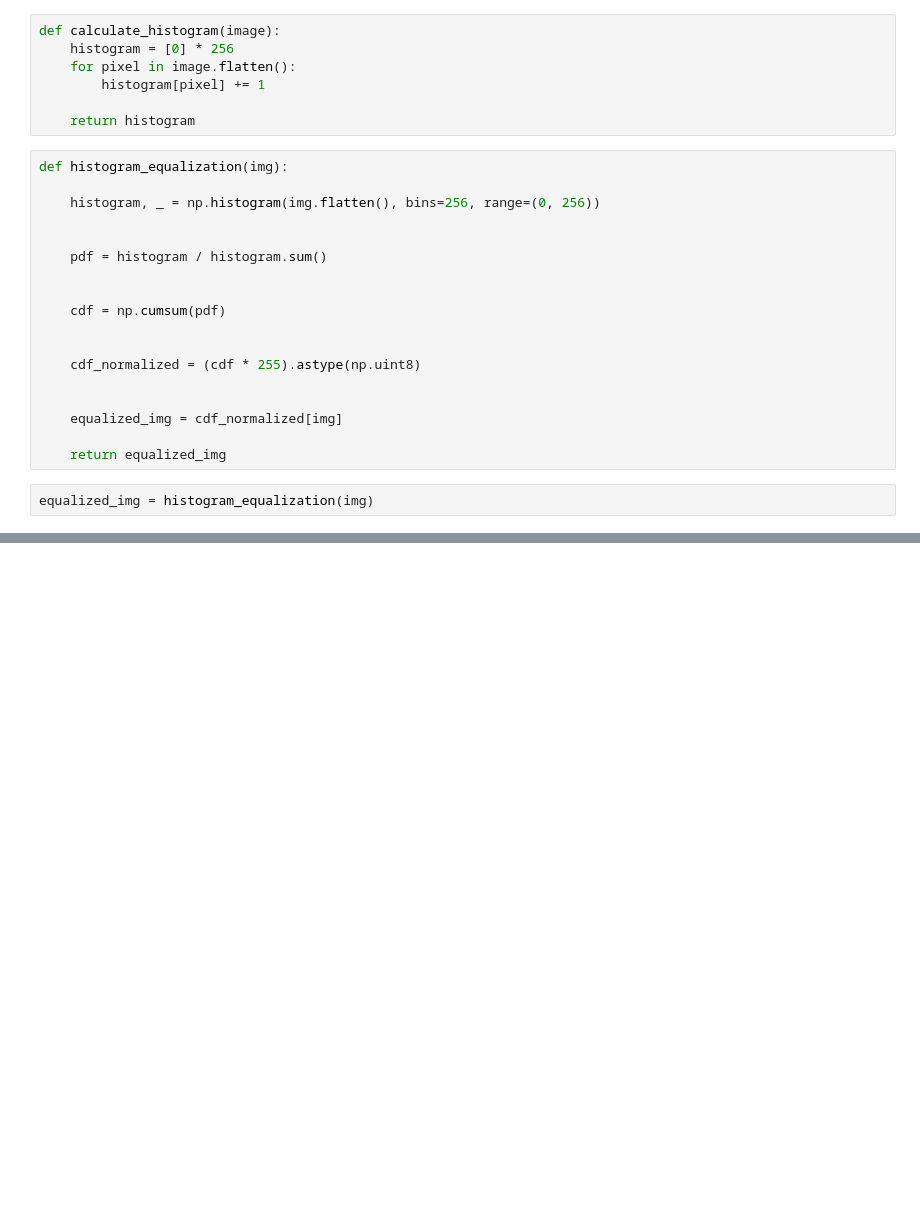
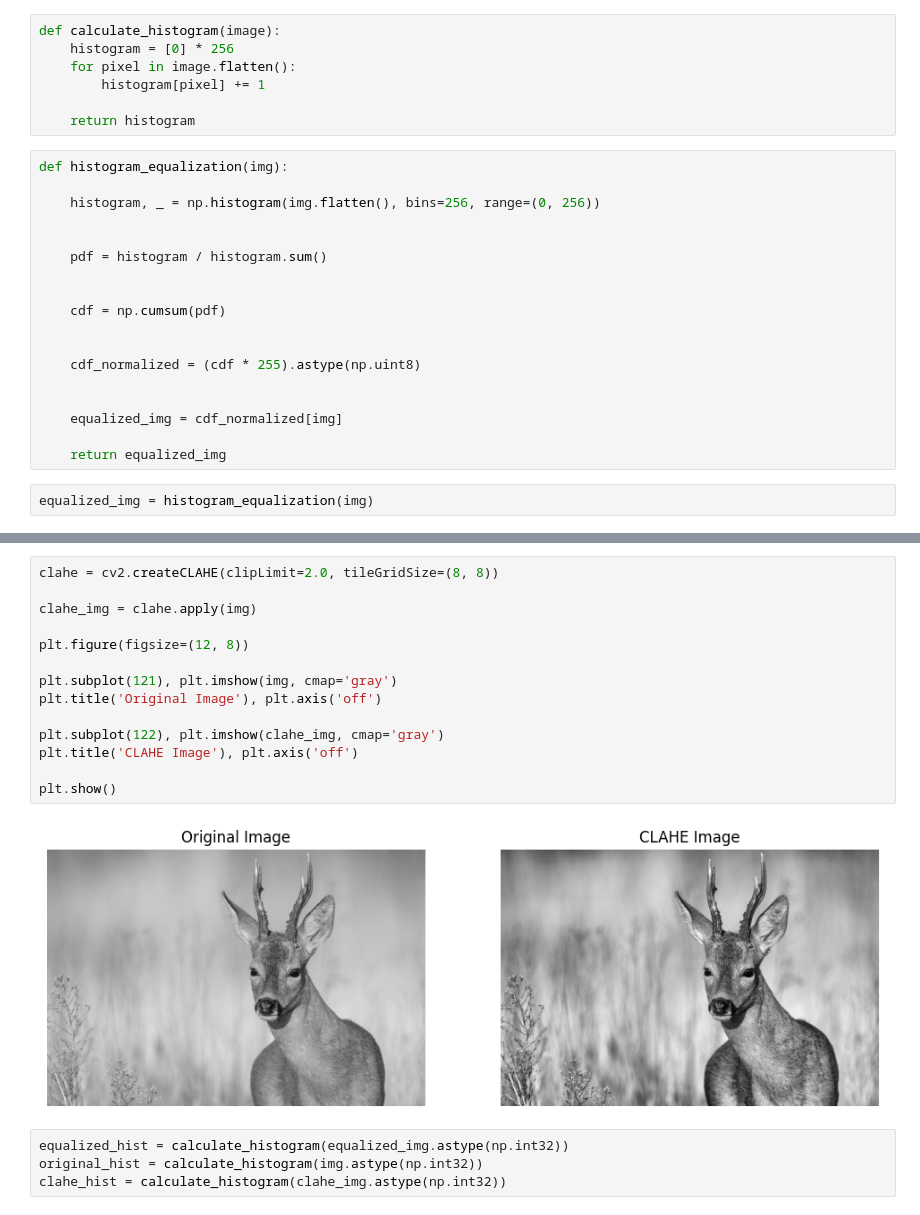
Before and after one commit to Istiaq-Fuad/digital-image-processing, a Jupyter notebook: notebooks/Notebook 1.ipynb, the cells around one changed output, grey strips where cells are left out. Saved outputs shown, nothing was run; the diff lists cells and outputs as text; blank space fills up the shorter version.

```diff
--- a/notebooks/Notebook 1.ipynb
+++ b/notebooks/Notebook 1.ipynb
@@ -51,0 +52,20 @@ plt.show()
+# %%
+clahe = cv2.createCLAHE(clipLimit=2.0, tileGridSize=(8, 8))
+
+clahe_img = clahe.apply(img)
+
+plt.figure(figsize=(12, 8))
+
+plt.subplot(121), plt.imshow(img, cmap='gray')
+plt.title('Original Image'), plt.axis('off')
+
+plt.subplot(122), plt.imshow(clahe_img, cmap='gray')
+plt.title('CLAHE Image'), plt.axis('off')
+
+plt.show()
+# %% [output]
+[figure, added]
+# %%
+equalized_hist = calculate_histogram(equalized_img.astype(np.int32))
+original_hist = calculate_histogram(img.astype(np.int32))
+clahe_hist = calculate_histogram(clahe_img.astype(np.int32))
```
Also changed, not shown: parts of 4 cells of this notebook, 3 other files.
